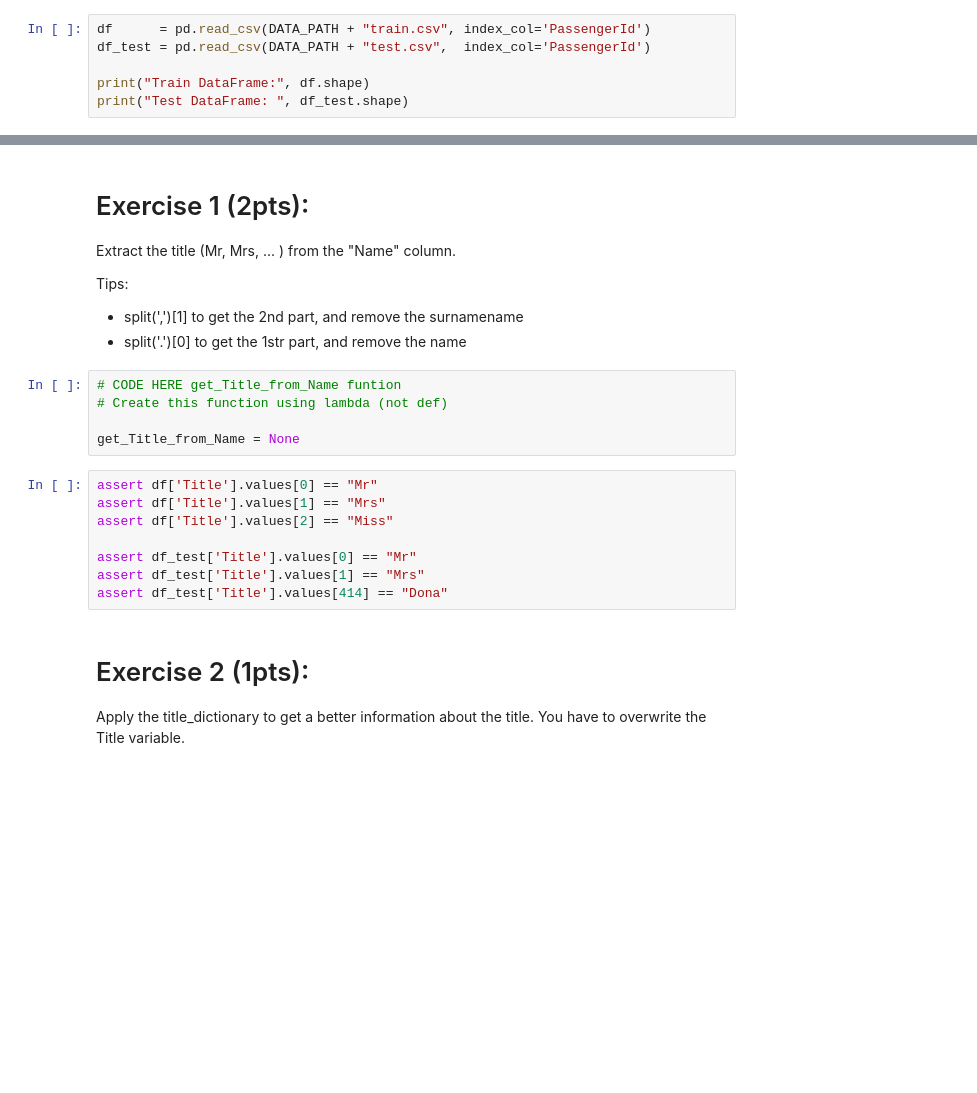
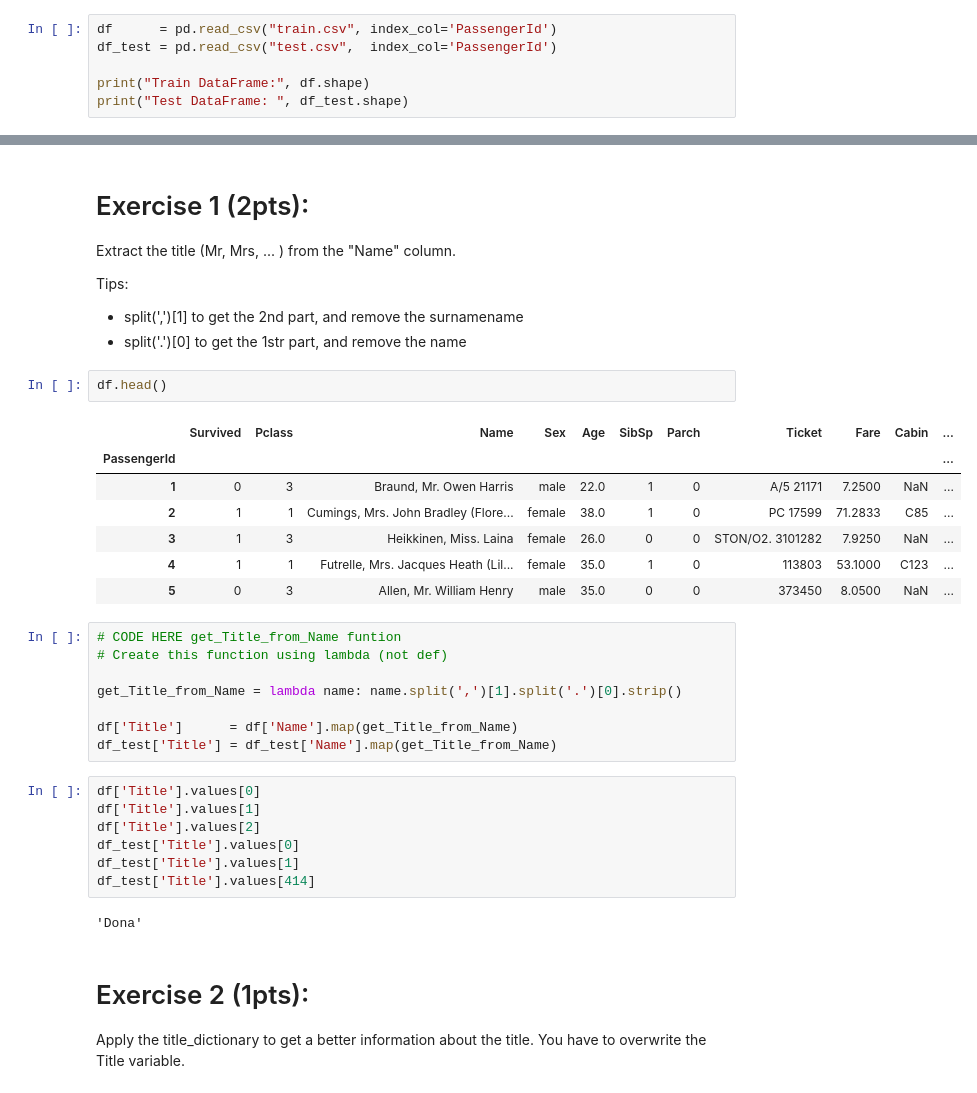
Before and after one commit to nagarjuna-de/Data-Science-2022, a Jupyter notebook: 02.Chapter/09. Robust ML/fe1_.ipynb, the cells around one changed output, grey strips where cells are left out. Drawn from its saved outputs; the diff is of its cells as text; blank space fills up the shorter version.

```diff
--- a/02.Chapter/09. Robust ML/fe1_.ipynb
+++ b/02.Chapter/09. Robust ML/fe1_.ipynb
@@ -35,8 +38,8 @@ DATA_PATH = "../../Datasets/Tabular/titanic/"
 # %% [markdown]
 ## Load data
 # %%
-df      = pd.read_csv(DATA_PATH + "train.csv", index_col='PassengerId')
-df_test = pd.read_csv(DATA_PATH + "test.csv",  index_col='PassengerId')
+df      = pd.read_csv("train.csv", index_col='PassengerId')
+df_test = pd.read_csv("test.csv",  index_col='PassengerId')
 
 print("Train DataFrame:", df.shape)
 print("Test DataFrame: ", df_test.shape)
@@ -56,19 +84,33 @@ Extract the title (Mr, Mrs, ... ) from the "Name" column.
 Tips:
 - split(',')[1] to get the 2nd part, and remove the surnamename
 - split('.')[0] to get the 1str part, and remove the name
+# %%
+df.head()
+# %% [output]
+|  | Survived | Pclass | Name | Sex | Age | SibSp | Parch | Ticket | Fare | Cabin | ... |
+| PassengerId |  |  |  |  |  |  |  |  |  |  | ... |
+| 1 | 0 | 3 | Braund, Mr. Owen Harris | male | 22.0 | 1 | 0 | A/5 21171 | 7.2500 | NaN | ... |
+| 2 | 1 | 1 | Cumings, Mrs. John Bradley (Flore... | female | 38.0 | 1 | 0 | PC 17599 | 71.2833 | C85 | ... |
+| 3 | 1 | 3 | Heikkinen, Miss. Laina | female | 26.0 | 0 | 0 | STON/O2. 3101282 | 7.9250 | NaN | ... |
+| 4 | 1 | 1 | Futrelle, Mrs. Jacques Heath (Lil... | female | 35.0 | 1 | 0 | 113803 | 53.1000 | C123 | ... |
+| 5 | 0 | 3 | Allen, Mr. William Henry | male | 35.0 | 0 | 0 | 373450 | 8.0500 | NaN | ... |
 # %%
 # CODE HERE get_Title_from_Name funtion
 # Create this function using lambda (not def)
 
-get_Title_from_Name = None
+get_Title_from_Name = lambda name: name.split(',')[1].split('.')[0].strip()
+
+df['Title']      = df['Name'].map(get_Title_from_Name)
+df_test['Title'] = df_test['Name'].map(get_Title_from_Name)
 # %%
-assert df['Title'].values[0] == "Mr"
-assert df['Title'].values[1] == "Mrs"
-assert df['Title'].values[2] == "Miss"
-
-assert df_test['Title'].values[0] == "Mr"
-assert df_test['Title'].values[1] == "Mrs"
-assert df_test['Title'].values[414] == "Dona"
+df['Title'].values[0]
+df['Title'].values[1]
+df['Title'].values[2]
+df_test['Title'].values[0]
+df_test['Title'].values[1]
+df_test['Title'].values[414]
+# %% [output]
+'Dona'
 # %% [markdown]
 # Exercise 2 (1pts):
 Apply the title_dictionary to get a better information about the title. You have to overwrite the Title variable.
```
Also changed, not shown: parts of 19 cells of this notebook, 6 other files.
